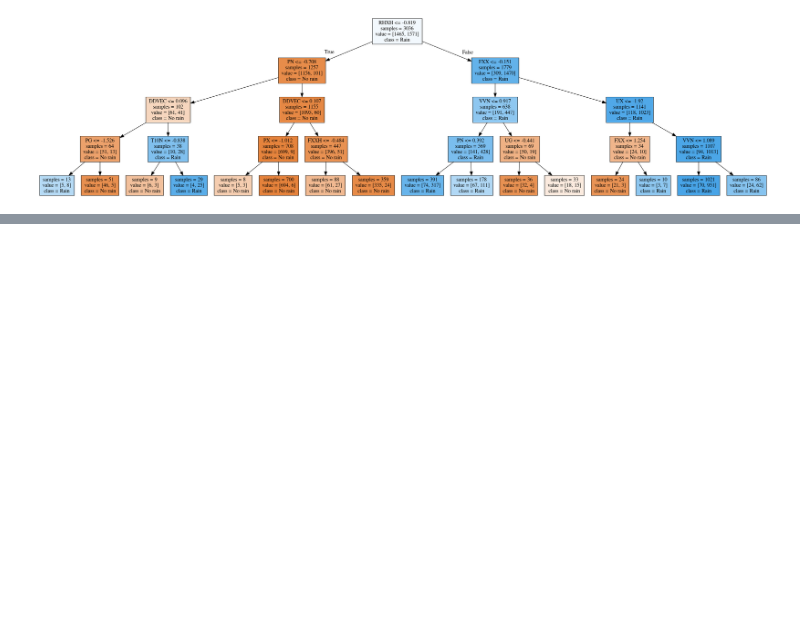
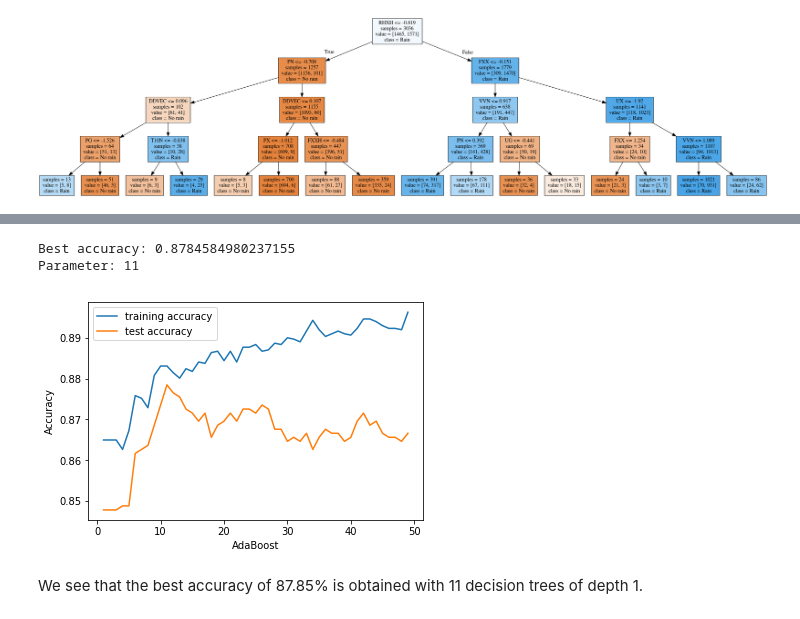
Before and after one commit to jeosadn/patrones, a Jupyter notebook: inv2/Inv-Corta-2.ipynb, the cells around one changed output, grey strips where cells are left out. Saved outputs shown, nothing was run; the diff lists cells and outputs as text; code cells hidden in the pictures; blank space fills up the shorter version.

```diff
--- a/inv2/Inv-Corta-2.ipynb
+++ b/inv2/Inv-Corta-2.ipynb
@@ -309,0 +373,32 @@ Parameter: 1
+# %%
+from sklearn.ensemble import AdaBoostClassifier
+
+abc_training_accuracy = []
+abc_test_accuracy = []
+abc_iter = []
+abc_range = range(1, 50)
+
+for i in abc_range:
+    abc = AdaBoostClassifier(n_estimators=i, random_state=0)
+    abc.fit(X_train, y_train)
+    abc_training_accuracy.append(abc.score(X_train, y_train))
+    abc_test_accuracy.append(abc.score(X_test, y_test))
+    abc_iter.append(abc)
+
+plt.plot(abc_range, abc_training_accuracy, label="training accuracy")
+plt.plot(abc_range, abc_test_accuracy, label="test accuracy")
+plt.ylabel("Accuracy")
+plt.xlabel("AdaBoost")
+plt.legend()
+
+best_abc_accuracy = max(abc_test_accuracy)
+best_abc_index = abc_test_accuracy.index(best_abc_accuracy)
+best_abc = abc_iter[best_abc_index]
+print("Best accuracy: " + str(best_abc_accuracy))
+print("Parameter: " + str(abc_range[best_abc_index]))
+# %% [output]
+Best accuracy: 0.8784584980237155
+Parameter: 11
+[figure, added]
+# %% [markdown]
+We see that the best accuracy of 87.85% is obtained with 11 decision trees of depth 1.
```
Also changed, not shown: parts of 25 cells of this notebook.
